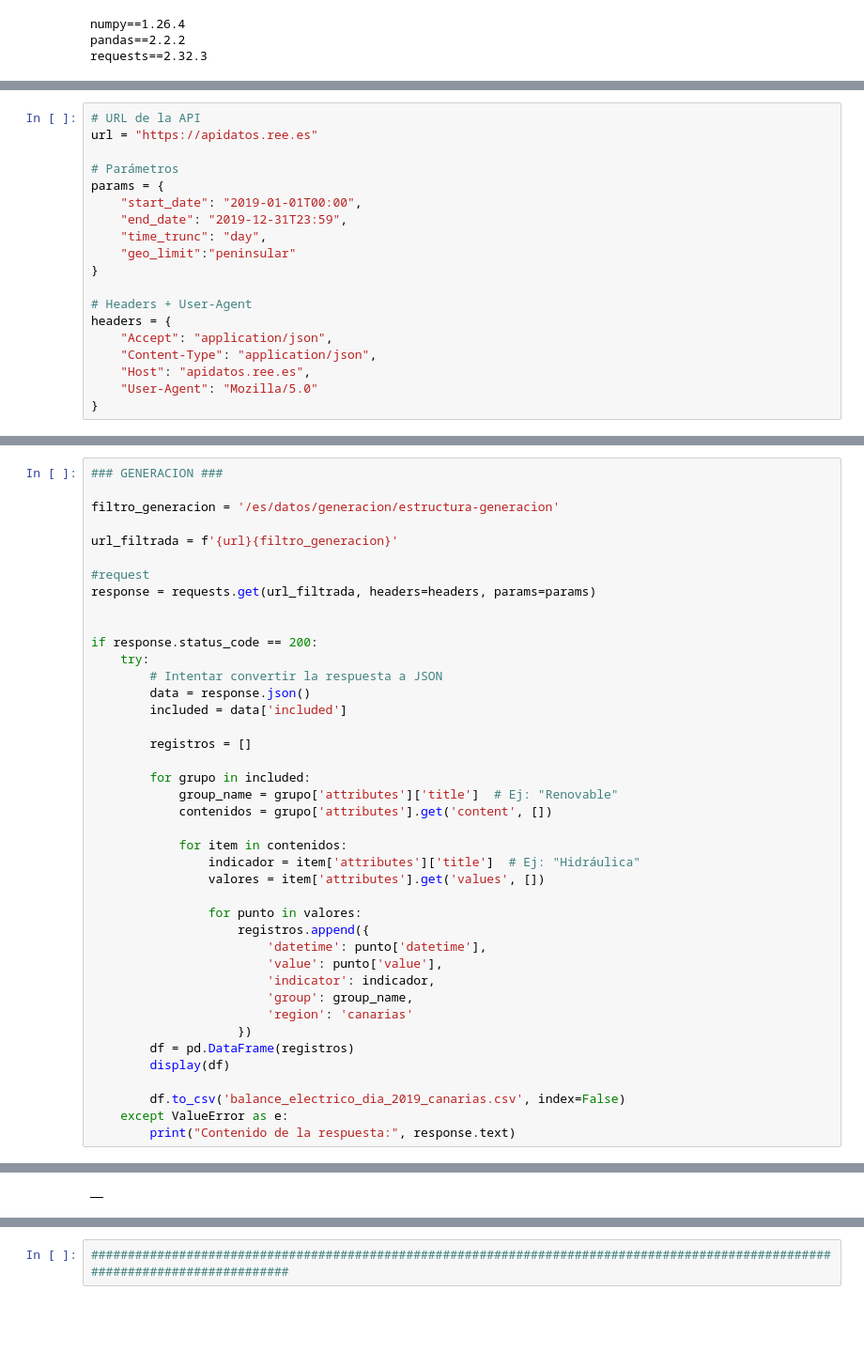
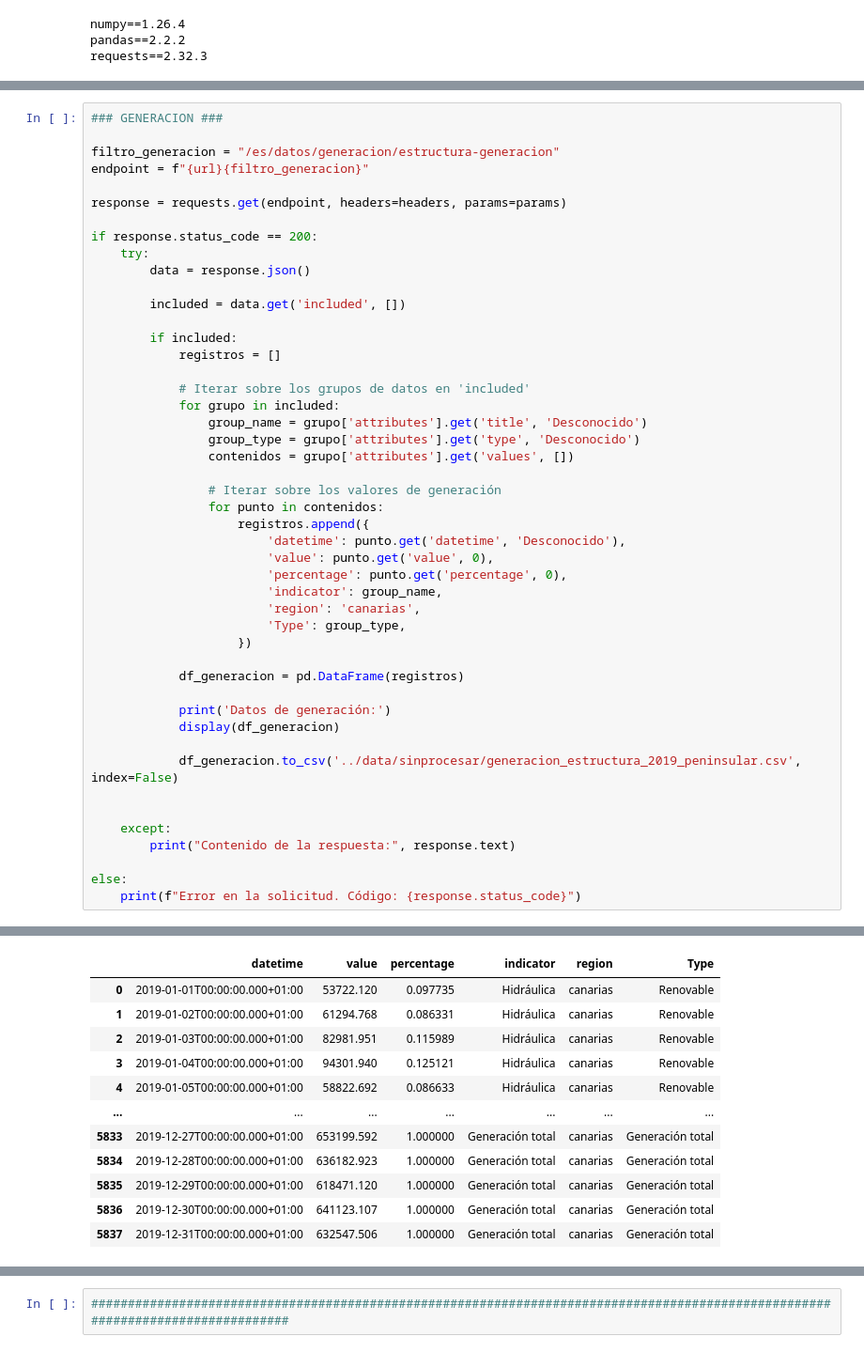
Before and after one commit to Yukiolion/Redes-El-ctricas-Espa-a, a Jupyter notebook: lib/notebooks/01_Extraccion.ipynb, the cells around one changed output, grey strips where cells are left out. Shown at 94% size. Drawn from its saved outputs; the diff is of its cells as text; blank space fills up the shorter version.

```diff
--- a/lib/notebooks/01_Extraccion.ipynb
+++ b/lib/notebooks/01_Extraccion.ipynb
@@ -51,21 +81,2 @@ dicc_geo_id = {
-# %%
-# URL de la API
-url = "https://apidatos.ree.es"
-
-# Parámetros
-params = {
-    "start_date": "2019-01-01T00:00",
-    "end_date": "2019-12-31T23:59",
-    "time_trunc": "day",
-    "geo_limit":"peninsular"
-}
-
-# Headers + User-Agent
-headers = {
-    "Accept": "application/json",
-    "Content-Type": "application/json",
-    "Host": "apidatos.ree.es",
-    "User-Agent": "Mozilla/5.0"
-}
 # %%
 ### BALANCE ###
@@ -146,42 +128,48 @@ if response.status_code == 200:
 # %%
 ### GENERACION ###
 
-filtro_generacion = '/es/datos/generacion/estructura-generacion'
+filtro_generacion = "/es/datos/generacion/estructura-generacion"
+endpoint = f"{url}{filtro_generacion}"
 
-url_filtrada = f'{url}{filtro_generacion}'
-
-#request
-response = requests.get(url_filtrada, headers=headers, params=params)
-
+response = requests.get(endpoint, headers=headers, params=params)
 
 if response.status_code == 200:
     try:
-        # Intentar convertir la respuesta a JSON
         data = response.json()
-        included = data['included']
 
-        registros = []
+        included = data.get('included', [])
 
-        for grupo in included:
-            group_name = grupo['attributes']['title']  # Ej: "Renovable"
-            contenidos = grupo['attributes'].get('content', [])
+        if included:
+            registros = []
 
-            for item in contenidos:
-                indicador = item['attributes']['title']  # Ej: "Hidráulica"
-                valores = item['attributes'].get('values', [])
+            # Iterar sobre los grupos de datos en 'included'
+            for grupo in included:
+                group_name = grupo['attributes'].get('title', 'Desconocido')
+                group_type = grupo['attributes'].get('type', 'Desconocido')
+                contenidos = grupo['attributes'].get('values', [])
 
-                for punto in valores:
+                # Iterar sobre los valores de generación
+                for punto in contenidos:
                     registros.append({
-                        'datetime': punto['datetime'],
-                        'value': punto['value'],
-                        'indicator': indicador,
-                        'group': group_name,
-                        'region': 'canarias'
+                        'datetime': punto.get('datetime', 'Desconocido'),
+                        'value': punto.get('value', 0),
+                        'percentage': punto.get('percentage', 0),
+                        'indicator': group_name,
+                        'region': 'canarias',
+                        'Type': group_type,
                     })
-        df = pd.DataFrame(registros)
-        display(df)
 
-        df.to_csv('balance_electrico_dia_2019_canarias.csv', index=False)
-    except ValueError as e:
+            df_generacion = pd.DataFrame(registros)
+
+            print('Datos de generación:')
+            display(df_generacion)
+
+            df_generacion.to_csv('../data/sinprocesar/generacion_estructura_2019_peninsular.csv', index=False)
+
+
+    except:
         print("Contenido de la respuesta:", response.text)
+
+else:
+    print(f"Error en la solicitud. Código: {response.status_code}")
 # %% [output]
@@ -188 +177,12 @@ if response.status_code == 200:
-|  |
+|  | datetime | value | percentage | indicator | region | Type |
+| 0 | 2019-01-01T00:00:00.000+01:00 | 53722.120 | 0.097735 | Hidráulica | canarias | Renovable |
+| 1 | 2019-01-02T00:00:00.000+01:00 | 61294.768 | 0.086331 | Hidráulica | canarias | Renovable |
+| 2 | 2019-01-03T00:00:00.000+01:00 | 82981.951 | 0.115989 | Hidráulica | canarias | Renovable |
+| 3 | 2019-01-04T00:00:00.000+01:00 | 94301.940 | 0.125121 | Hidráulica | canarias | Renovable |
+| 4 | 2019-01-05T00:00:00.000+01:00 | 58822.692 | 0.086633 | Hidráulica | canarias | Renovable |
+| ... | ... | ... | ... | ... | ... | ... |
+| 5833 | 2019-12-27T00:00:00.000+01:00 | 653199.592 | 1.000000 | Generación total | canarias | Generación total |
+| 5834 | 2019-12-28T00:00:00.000+01:00 | 636182.923 | 1.000000 | Generación total | canarias | Generación total |
+| 5835 | 2019-12-29T00:00:00.000+01:00 | 618471.120 | 1.000000 | Generación total | canarias | Generación total |
+| 5836 | 2019-12-30T00:00:00.000+01:00 | 641123.107 | 1.000000 | Generación total | canarias | Generación total |
+| 5837 | 2019-12-31T00:00:00.000+01:00 | 632547.506 | 1.000000 | Generación total | canarias | Generación total |
```
Also changed, not shown: parts of 7 cells of this notebook.
